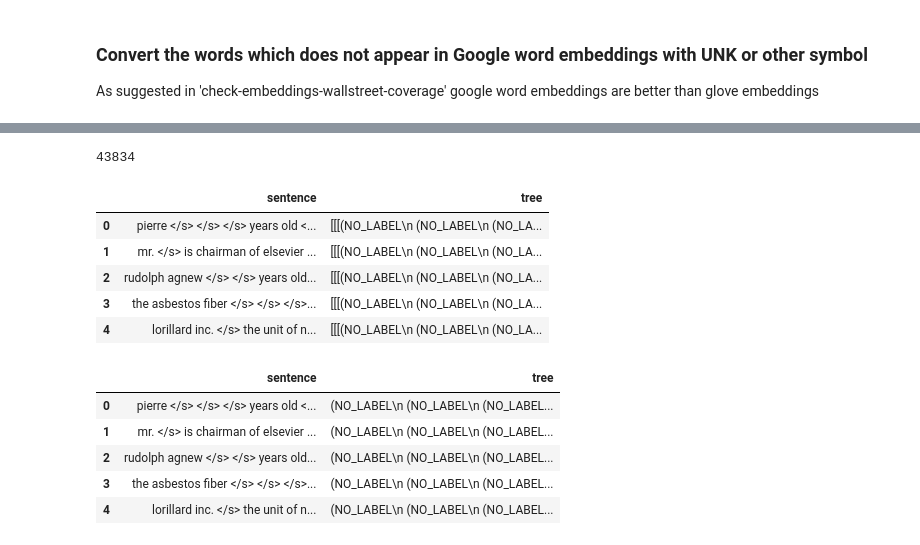
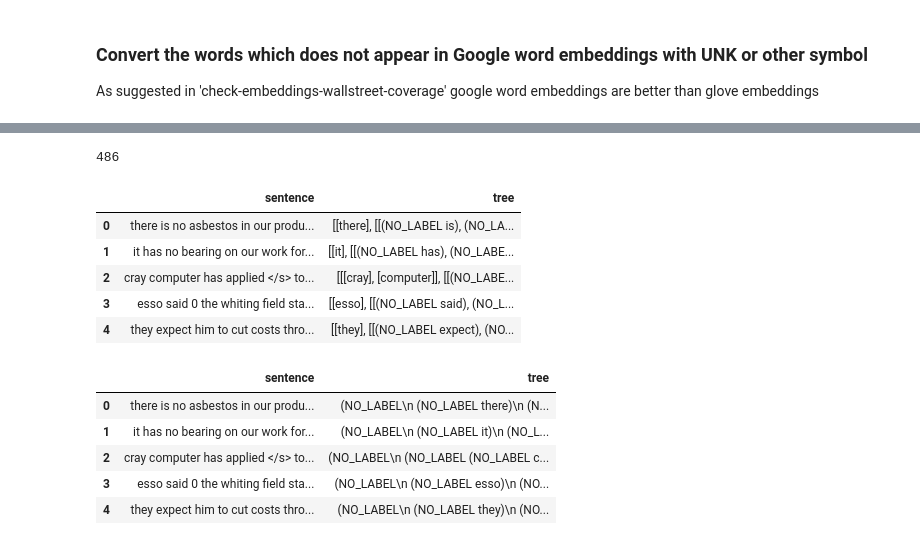
Before and after one commit to Kandy16/constituency-parsing, a Jupyter notebook: pre-processing/wallstreet-journal-data-preprocessing.ipynb, the cells around one changed output, grey strips where cells are left out. Drawn from its saved outputs; the diff is of its cells as text; code cells hidden in the pictures.

```diff
--- a/pre-processing/wallstreet-journal-data-preprocessing.ipynb
+++ b/pre-processing/wallstreet-journal-data-preprocessing.ipynb
@@ -191,0 +239,10 @@ preprocessed_unk_trees[1000]
+# %%
+THRESHOLD_PERCENTAGE = 0.25
+preprocessed_unk_lt25per_trees = []
+print(len(preprocessed_unk_trees))
+for i in range(len(preprocessed_unk_trees)):
+    tree = preprocessed_unk_trees[i]
+    unk_percentage = UNK_count_analysis(tree)
+    if(unk_percentage <= THRESHOLD_PERCENTAGE):
+        preprocessed_unk_lt25per_trees.append(tree)
+print(len(preprocessed_unk_lt25per_trees))
@@ -194,16 +254,16 @@ preprocessed_unk_trees[1000]
 # %%
 FILLER = '</fill>'
-MAX_WORDS_COUNT = 40
-preprocessed_unk_40_trees = []
-for i in range(len(preprocessed_unk_trees)):
-    tree = preprocessed_unk_trees[i]
+MAX_WORDS_COUNT = 10
+preprocessed_unk_max_words_trees = []
+for i in range(len(preprocessed_unk_lt25per_trees)):
+    tree = preprocessed_unk_lt25per_trees[i]
     words_count = len(tree.leaves())
-    if(words_count <= MAX_WORDS_COUNT):
+    if(words_count == MAX_WORDS_COUNT): # it has been changed strictly from <= to ==
         for i in range(MAX_WORDS_COUNT - words_count):
             tree = nltk.Tree(NO_LABEL, [tree, nltk.Tree(NO_LABEL, [FILLER])])
-        preprocessed_unk_40_trees.append(tree)
+        preprocessed_unk_max_words_trees.append(tree)
 
-print(len(preprocessed_unk_trees))
-print(len(preprocessed_unk_40_trees))
-preprocessed_unk_40_trees[123]
+print(len(preprocessed_unk_lt25per_trees))
+print(len(preprocessed_unk_max_words_trees))
+preprocessed_unk_max_words_trees[60] #123
 # %% [output]
@@ -231,7 +287,7 @@ def convert_golden_tree(tree, leaves, input_list):
     return leftIndex
 
 tree_list =[]
-tree_leaves = preprocessed_unk_40_trees[0].leaves()
-convert_golden_tree(preprocessed_unk_40_trees[0], tree_leaves, tree_list)
+tree_leaves = preprocessed_unk_max_words_trees[0].leaves()
+convert_golden_tree(preprocessed_unk_max_words_trees[0], tree_leaves, tree_list)
 tree_list
 # %% [output]
@@ -255,7 +295,7 @@ tree_list
 # %%
 golden_trees_combination = []
-for i in range(len(preprocessed_unk_40_trees)):
-    tree = preprocessed_unk_40_trees[i]
+for i in range(len(preprocessed_unk_max_words_trees)):
+    tree = preprocessed_unk_max_words_trees[i]
     temp_combination = []
     tree_leaves = tree.leaves()
     convert_golden_tree(tree, tree_leaves, temp_combination)
@@ -263,18 +303,18 @@ for i in range(len(preprocessed_unk_40_trees)):
 
 print(len(golden_trees_combination))
 # %% [output]
-43834
+486
 # %%
 # Serialize it as CSV
 
-treesDict = [{'sentence': ' '.join(tree.leaves()), 'tree':tree} for tree in preprocessed_unk_40_trees]
+treesDict = [{'sentence': ' '.join(tree.leaves()), 'tree':tree} for tree in preprocessed_unk_max_words_trees]
 treeDataframe = pd.DataFrame(data=treesDict, columns=['sentence', 'tree'])
 treeDataframe.head()
 # %% [output]
 |  | sentence | tree |
-| 0 | pierre </s> </s> </s> years old <... | [[[(NO_LABEL\n (NO_LABEL\n (NO_LA... |
-| 1 | mr. </s> is chairman of elsevier ... | [[[(NO_LABEL\n (NO_LABEL\n (NO_LA... |
-| 2 | rudolph agnew </s> </s> years old... | [[[(NO_LABEL\n (NO_LABEL\n (NO_LA... |
-| 3 | the asbestos fiber </s> </s> </s>... | [[[(NO_LABEL\n (NO_LABEL\n (NO_LA... |
-| 4 | lorillard inc. </s> the unit of n... | [[[(NO_LABEL\n (NO_LABEL\n (NO_LA... |
+| 0 | there is no asbestos in our produ... | [[there], [[(NO_LABEL is), (NO_LA... |
+| 1 | it has no bearing on our work for... | [[it], [[(NO_LABEL has), (NO_LABE... |
+| 2 | cray computer has applied </s> to... | [[[cray], [computer]], [[(NO_LABE... |
+| 3 | esso said 0 the whiting field sta... | [[esso], [[(NO_LABEL said), (NO_L... |
+| 4 | they expect him to cut costs thro... | [[they], [[(NO_LABEL expect), (NO... |
 # %%
@@ -282,14 +322,14 @@ treeDataframe.to_csv(dataset_path+'constituency-parsing-data-40-UNK-NOLABEL.csv'
 # %%
-load_treeData = pd.read_csv(dataset_path+'constituency-parsing-data-40-UNK-NOLABEL.csv', sep=' ', header=None, )
+load_treeData = pd.read_csv(dataset_path+'constituency-parsing-data-'+str(MAX_WORDS_COUNT)+'-UNK-NOLABEL.csv', sep=' ', header=None, )
 load_treeData.columns =['sentence', 'tree']
 load_treeData.head()
 # %% [output]
 |  | sentence | tree |
-| 0 | pierre </s> </s> </s> years old <... | (NO_LABEL\n (NO_LABEL\n (NO_LABEL... |
-| 1 | mr. </s> is chairman of elsevier ... | (NO_LABEL\n (NO_LABEL\n (NO_LABEL... |
-| 2 | rudolph agnew </s> </s> years old... | (NO_LABEL\n (NO_LABEL\n (NO_LABEL... |
-| 3 | the asbestos fiber </s> </s> </s>... | (NO_LABEL\n (NO_LABEL\n (NO_LABEL... |
-| 4 | lorillard inc. </s> the unit of n... | (NO_LABEL\n (NO_LABEL\n (NO_LABEL... |
+| 0 | there is no asbestos in our produ... | (NO_LABEL\n (NO_LABEL there)\n (N... |
+| 1 | it has no bearing on our work for... | (NO_LABEL\n (NO_LABEL it)\n (NO_L... |
+| 2 | cray computer has applied </s> to... | (NO_LABEL\n (NO_LABEL (NO_LABEL c... |
+| 3 | esso said 0 the whiting field sta... | (NO_LABEL\n (NO_LABEL esso)\n (NO... |
+| 4 | they expect him to cut costs thro... | (NO_LABEL\n (NO_LABEL they)\n (NO... |
 # %%
 print(load_treeData.iat[0,1])
 print(type(load_treeData.iat[0,1]))
```
Also changed, not shown: parts of 18 cells of this notebook, 4 other files.
